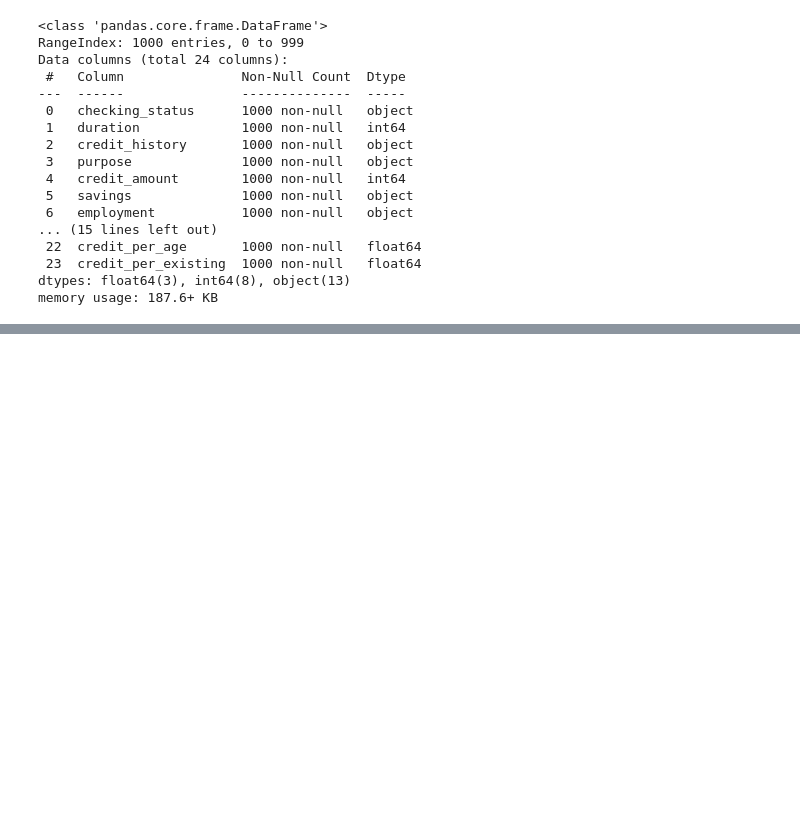
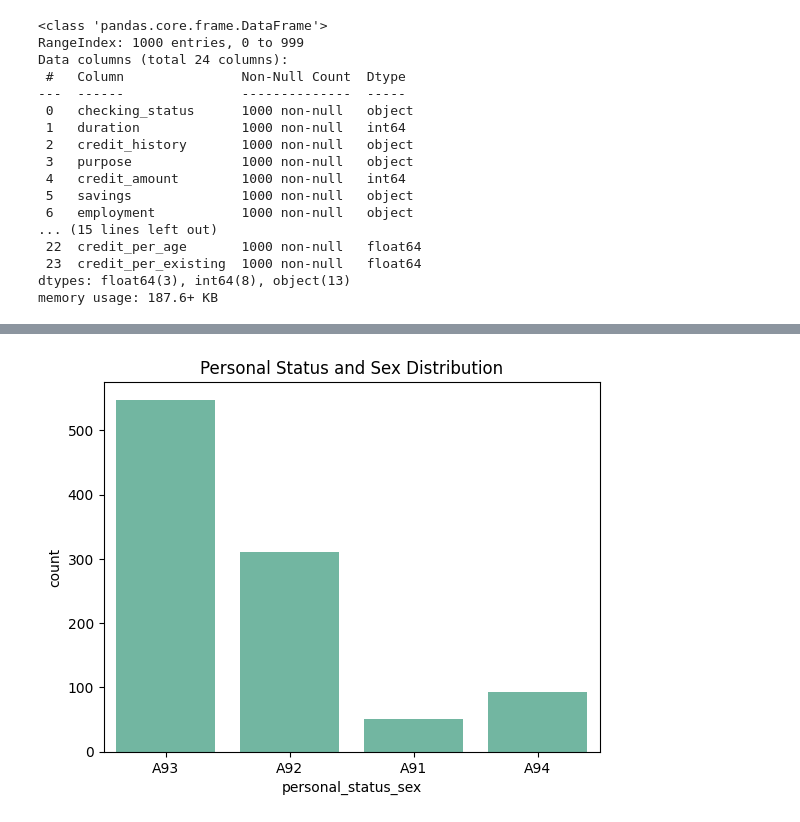
Before and after one commit to staerkjoe/QuantRiskManagement, a Jupyter notebook: notebooks/eda.ipynb, the cells around one changed output, grey strips where cells are left out. Drawn from its saved outputs; the diff is of its cells as text; code cells hidden in the pictures; blank space fills up the shorter version.

Commit message:
added plots

```diff
--- a/notebooks/eda.ipynb
+++ b/notebooks/eda.ipynb
@@ -76,3 +76,9 @@ plt.show()
+# %%
+sns.countplot(x="personal_status_sex", data=df)
+plt.title("Personal Status and Sex Distribution")
+plt.show()
+# %% [output]
+[figure, added]
 # %%
 cols = 3
 rows = math.ceil(len(num_features) / cols)
```
Also changed, not shown: parts of 7 cells of this notebook, 16 other files.
